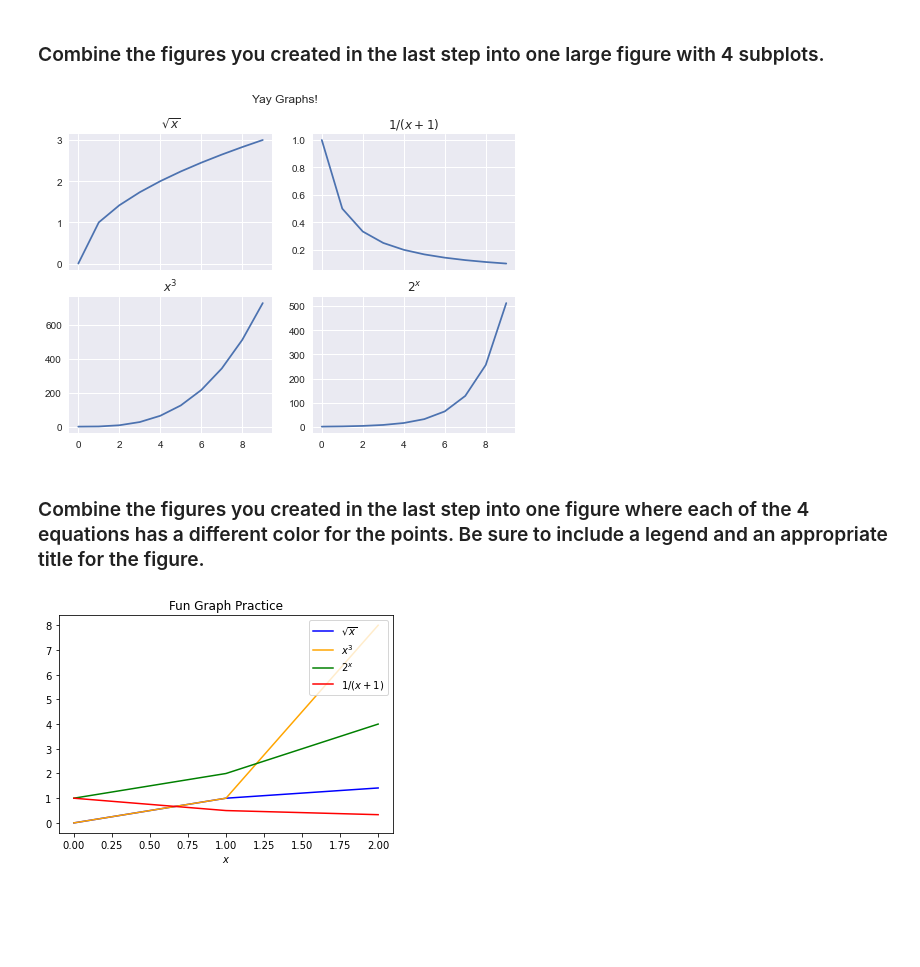
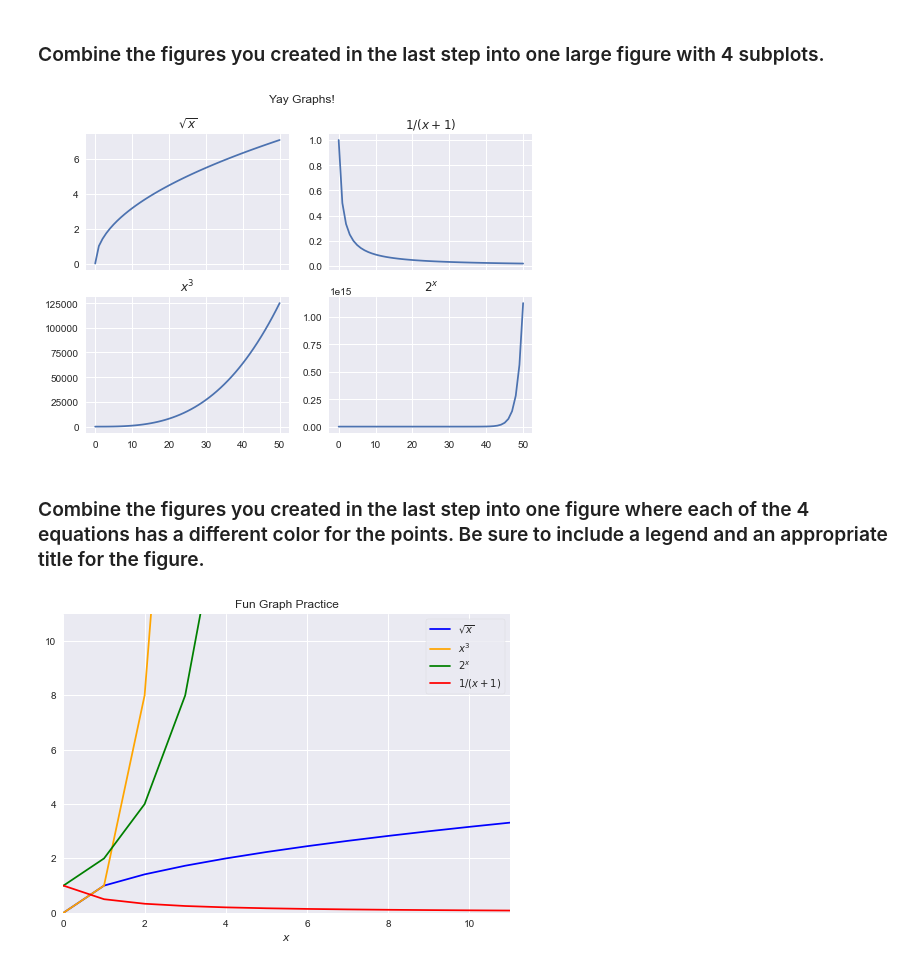
Before and after one commit to markydoug/numpy-pandas-visualization-exercises, a Jupyter notebook: matplotlib_exercises.ipynb, the cells around one changed output. Cells and saved outputs as stored; diff of their text form; code cells hidden in the pictures; blank space fills up the shorter version.

```diff
--- a/matplotlib_exercises.ipynb
+++ b/matplotlib_exercises.ipynb
@@ -70,7 +71,7 @@ plt.show()
 # %% [markdown]
 ### Combine the figures you created in the last step into one large figure with 4 subplots.
 # %%
-x = list(range(0, 10))
+x = list(range(0, 51))
 y = [np.sqrt(n) for n in x]
 z = [n ** 3 for n in x]
 a = [2 ** n for n in x]
@@ -93,27 +94,30 @@ fig.suptitle('Yay Graphs!')
 plt.style.use('seaborn')
 plt.show()
 # %% [output]
-[figure, old version]
+[figure, new version]
 # %% [markdown]
 ### Combine the figures you created in the last step into one figure where each of the 4 equations has a different color for the points. Be sure to include a legend and an appropriate title for the figure.
 # %%
-x = list(range(0, 3))
+x = list(range(0, 50))
 y = [np.sqrt(n) for n in x]
 z = [n ** 3 for n in x]
 a = [2 ** n for n in x]
 b = [(1/(n+1)) for n in x]
 
 fig, ax = plt.subplots()
 
-plt.plot(x, y, c='blue', label='$\sqrt{x}$')
-plt.plot(x, z, c='orange', label='$x^3$')
-plt.plot(x, a,  c='green', label='$2^x$')
-plt.plot(x, b, c='red', label='$1/(x+1)$')
+ax.plot(x, y, c='blue', label='$\sqrt{x}$')
+ax.plot(x, z, c='orange', label='$x^3$')
+ax.plot(x, a,  c='green', label='$2^x$')
+ax.plot(x, b, c='red', label='$1/(x+1)$')
 
-plt.legend(loc='upper right')
-plt.title("Fun Graph Practice")
-plt.xlabel('$x$')
+ax.legend(loc='upper right', frameon=True)
+ax.set_title("Fun Graph Practice")
+ax.set_xlabel('$x$')
 
+
+ax.set_ylim(0,11)
+ax.set_xlim(0,11)
 plt.show()
 # %% [output]
-[figure, old version]
+[figure, new version]
```
Also changed, not shown: parts of 5 cells of this notebook.
